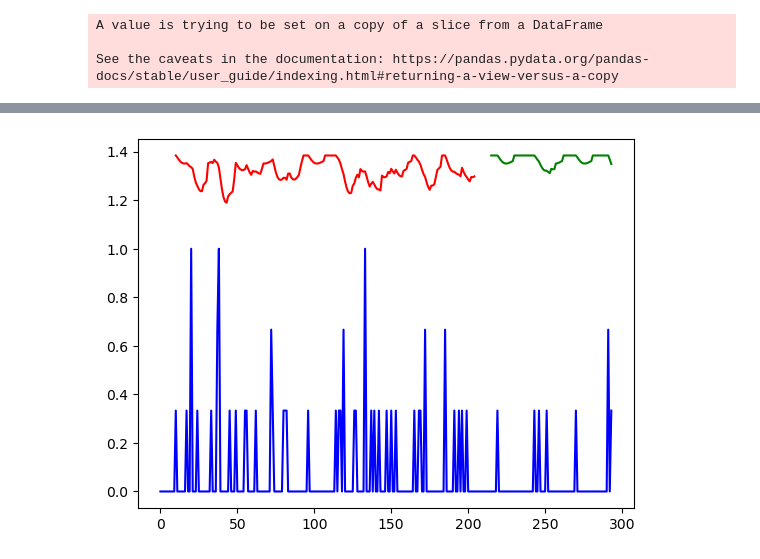
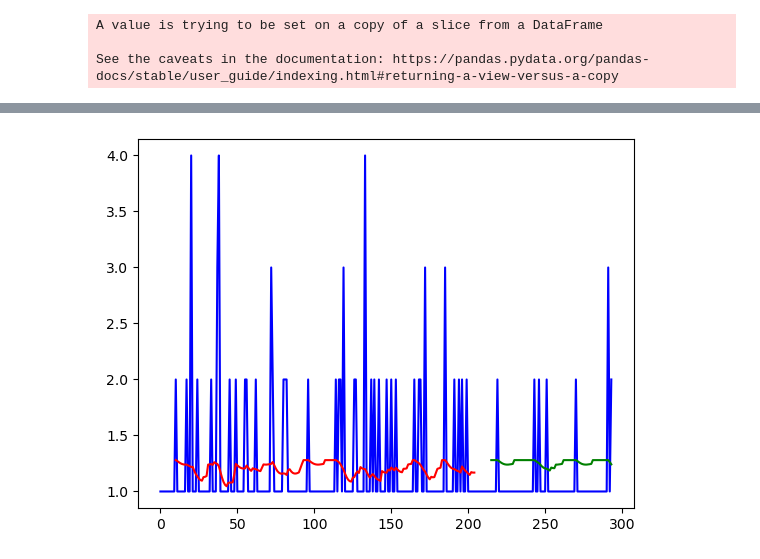
Before and after one commit to zhiyu1015/IMLP347, a Jupyter notebook: tesla1.ipynb, the cells around one changed output, grey strips where cells are left out. Saved outputs shown, nothing was run; the diff lists cells and outputs as text; code cells hidden in the pictures.

```diff
--- a/tesla1.ipynb
+++ b/tesla1.ipynb
@@ -813,21 +816,21 @@ math.sqrt(mean_squared_error(y_test,test_predict))
 # %%
 ### Plotting
 # shift train predictions for plotting
 time_step=10
 trainPredictPlot = np.empty_like(df1)
 trainPredictPlot[:, :] = np.nan
 trainPredictPlot[time_step:len(train_predict)+time_step, :] = train_predict#平移
 # shift test predictions for plotting
 testPredictPlot = np.empty_like(df1)
 testPredictPlot[:, :] = np.nan
 testPredictPlot[len(train_predict)+(time_step*2):len(df1), :] = test_predict
 
 
 # plot baseline and predictions
 
-plt.plot(df1,'blue')
+plt.plot(scaler.inverse_transform(df1),'blue')
 plt.plot(trainPredictPlot,'red')
 plt.plot(testPredictPlot,'green')
 plt.show()
 # %% [output]
-[figure, old version]
+[figure, new version]
```
Also changed, not shown: parts of 10 cells of this notebook.
